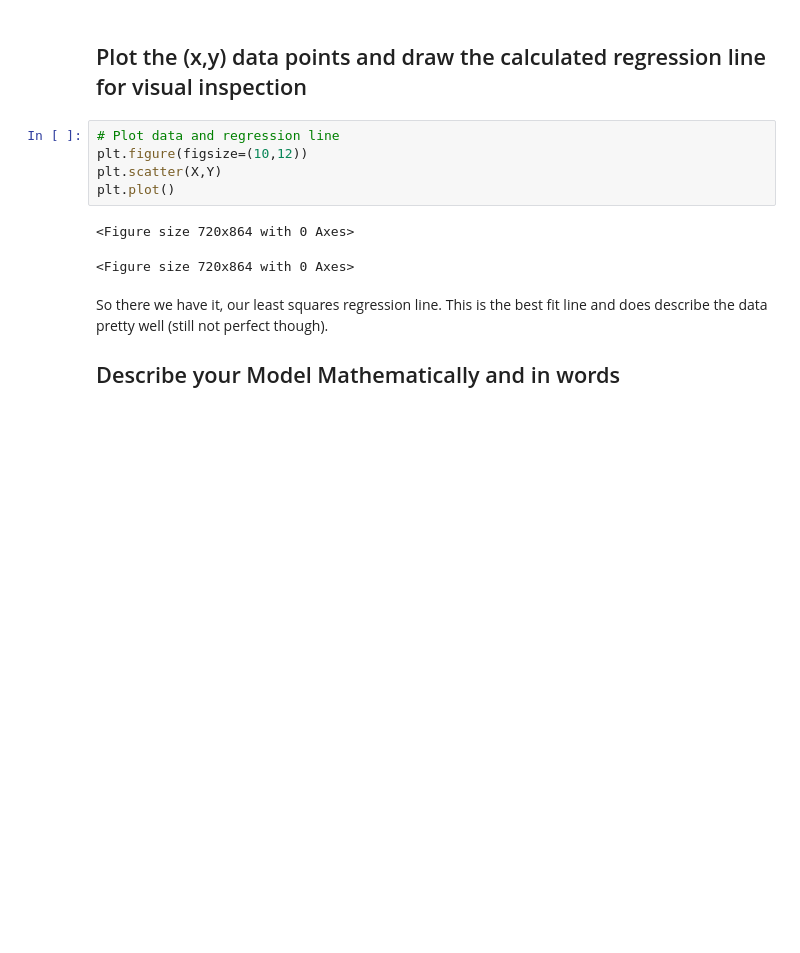
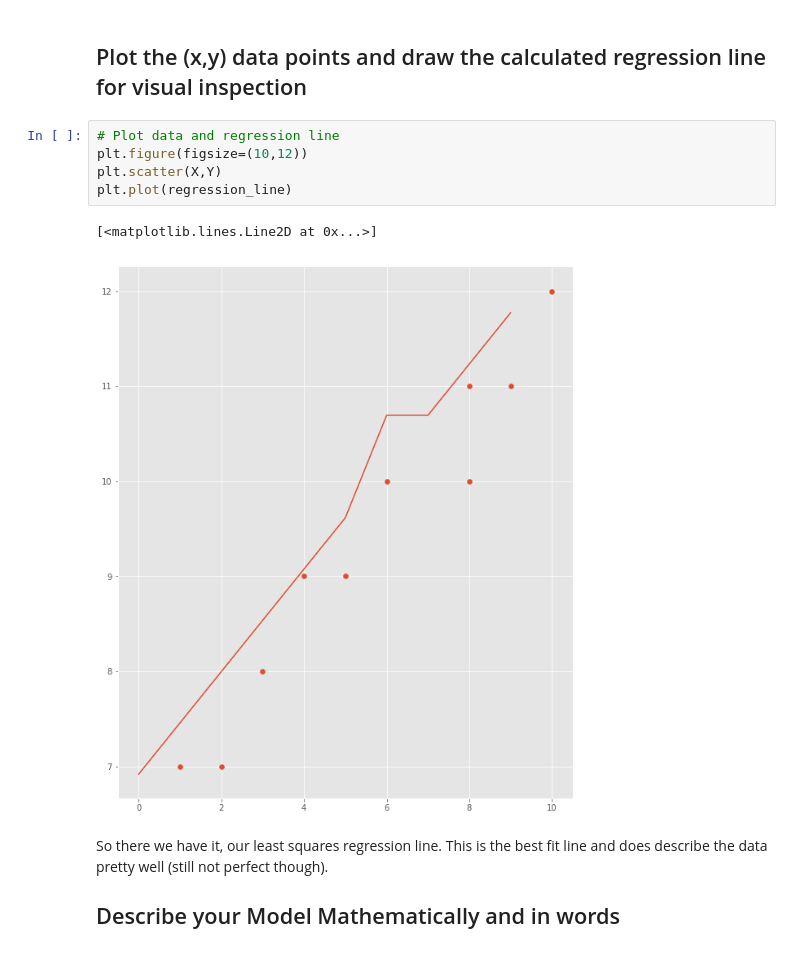
Before and after one commit to j-asonwang/dsc-0-10-07-simple-linear-regression-lab-nyc-ds-career-012819, a Jupyter notebook: index.ipynb, the cells around one changed output. Drawn from its saved outputs; the diff is of its cells as text; blank space fills up the shorter version.

```diff
--- a/index.ipynb
+++ b/index.ipynb
@@ -121,11 +121,11 @@ regression_line = reg_line(m,b,X)
 # %%
 # Plot data and regression line
 plt.figure(figsize=(10,12))
 plt.scatter(X,Y)
-plt.plot()
+plt.plot(regression_line)
 # %% [output]
-<Figure size 720x864 with 0 Axes>
+[<matplotlib.lines.Line2D at 0x...>]
-<Figure size 720x864 with 0 Axes>
+[figure, added]
 # %% [markdown]
 So there we have it, our least squares regression line. This is the best fit line and does describe the data pretty well (still not perfect though).
 
```
